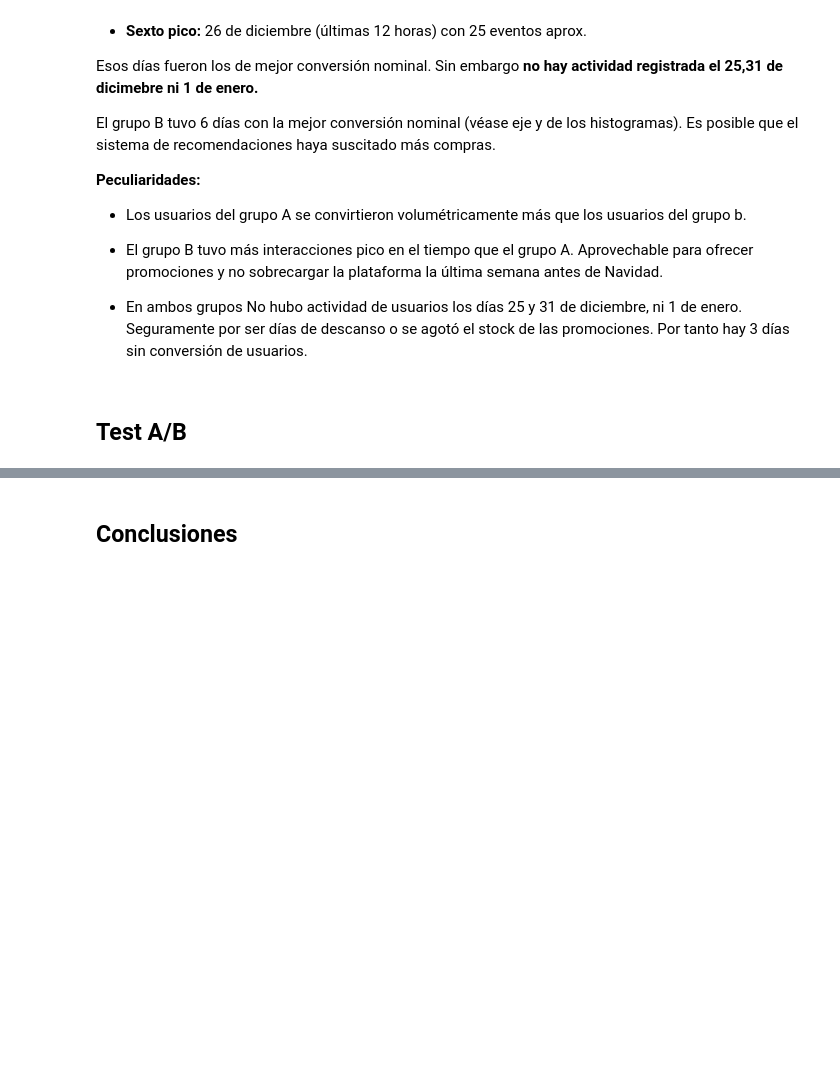
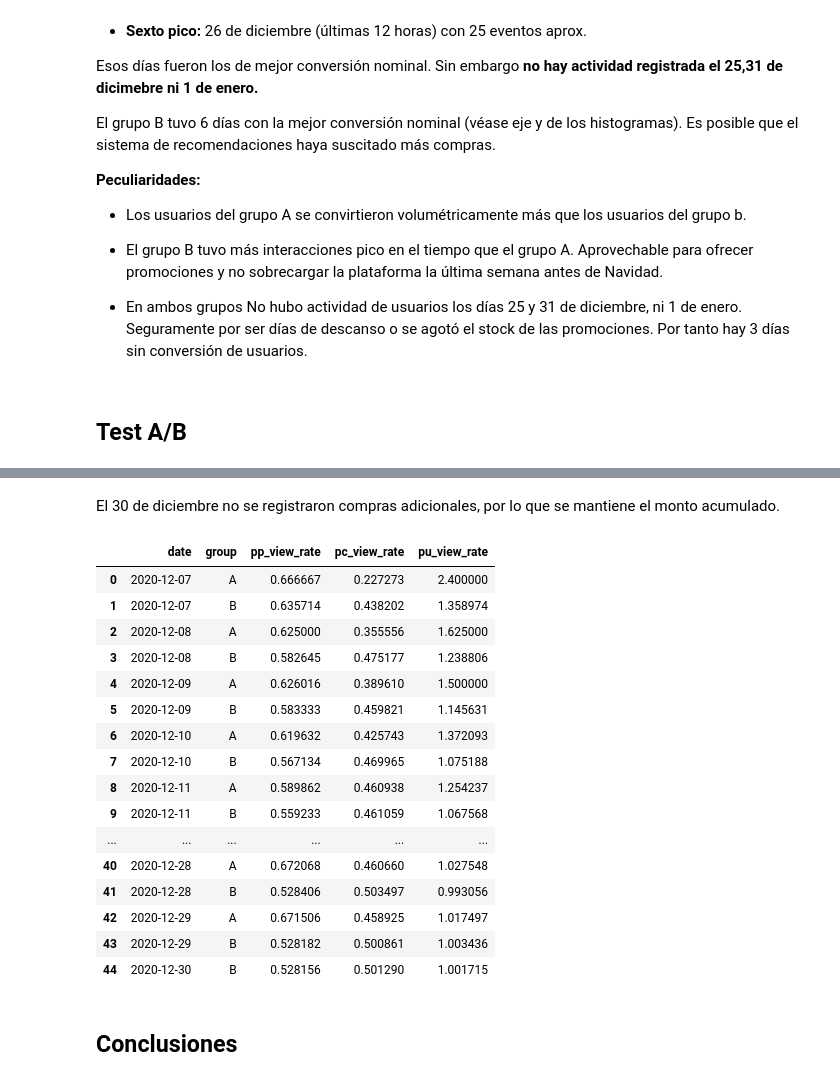
Before and after one commit to ScinDBad/DA_proyecto_final, a Jupyter notebook: test_ab.ipynb, the cells around one changed output, grey strips where cells are left out. Saved outputs shown, nothing was run; the diff lists cells and outputs as text; code cells hidden in the pictures; blank space fills up the shorter version.

```diff
--- a/test_ab.ipynb
+++ b/test_ab.ipynb
@@ -697,2 +698,33 @@ pd.pivot_table(data=events_f, values='user_id', index=['date', 'group'], columns
+# %% [markdown]
+El 30 de diciembre no se registraron compras adicionales, por lo que se mantiene el monto acumulado.
+# %%
+cumulative_data.fillna(584, inplace=True)
+cumulative_data['purchase_count'] = cumulative_data['purchase_count'].astype(int)
+
+cumulative_data['pp_view_rate'] = cumulative_data['product_page_count'] / cumulative_data['login_count']
+cumulative_data['pc_view_rate'] = cumulative_data['product_cart_count'] / cumulative_data['product_page_count']
+cumulative_data['pu_view_rate'] = cumulative_data['purchase_count'] / cumulative_data['product_cart_count']
+
+views_connversions = cumulative_data.iloc[:,[0,1,6,7,8]]
+
+views_connversions
+# %% [output]
+|  | date | group | pp_view_rate | pc_view_rate | pu_view_rate |
+| 0 | 2020-12-07 | A | 0.666667 | 0.227273 | 2.400000 |
+| 1 | 2020-12-07 | B | 0.635714 | 0.438202 | 1.358974 |
+| 2 | 2020-12-08 | A | 0.625000 | 0.355556 | 1.625000 |
+| 3 | 2020-12-08 | B | 0.582645 | 0.475177 | 1.238806 |
+| 4 | 2020-12-09 | A | 0.626016 | 0.389610 | 1.500000 |
+| 5 | 2020-12-09 | B | 0.583333 | 0.459821 | 1.145631 |
+| 6 | 2020-12-10 | A | 0.619632 | 0.425743 | 1.372093 |
+| 7 | 2020-12-10 | B | 0.567134 | 0.469965 | 1.075188 |
+| 8 | 2020-12-11 | A | 0.589862 | 0.460938 | 1.254237 |
+| 9 | 2020-12-11 | B | 0.559233 | 0.461059 | 1.067568 |
+| ... | ... | ... | ... | ... | ... |
+| 40 | 2020-12-28 | A | 0.672068 | 0.460660 | 1.027548 |
+| 41 | 2020-12-28 | B | 0.528406 | 0.503497 | 0.993056 |
+| 42 | 2020-12-29 | A | 0.671506 | 0.458925 | 1.017497 |
+| 43 | 2020-12-29 | B | 0.528182 | 0.500861 | 1.003436 |
+| 44 | 2020-12-30 | B | 0.528156 | 0.501290 | 1.001715 |
 # %% [markdown]
 ## Conclusiones
```
Also changed, not shown: parts of 10 cells of this notebook.
